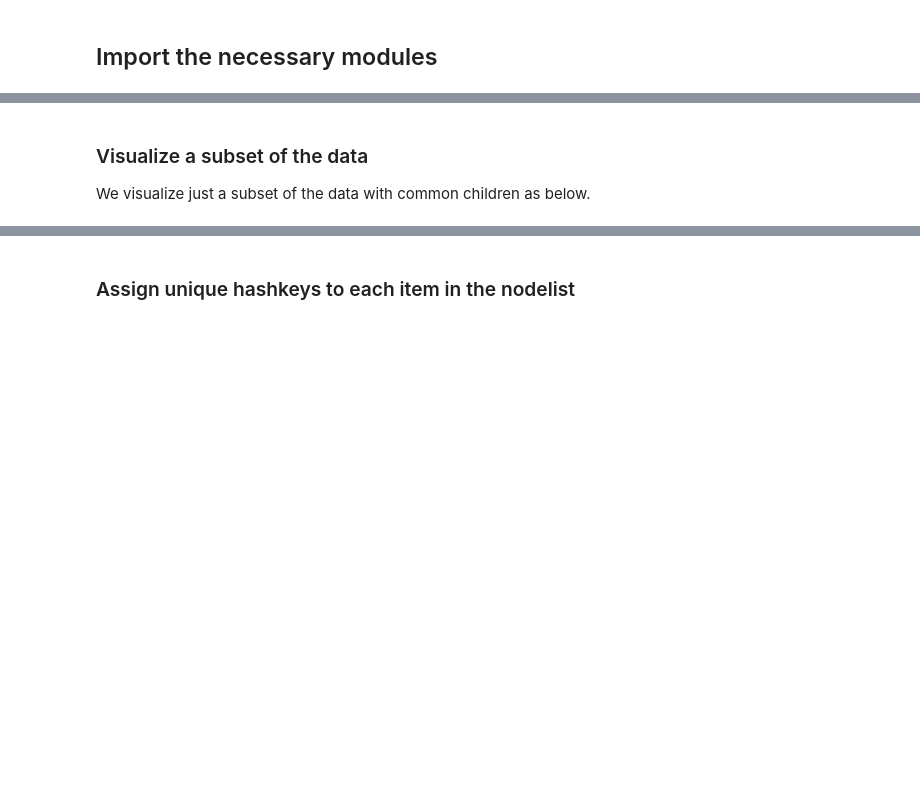
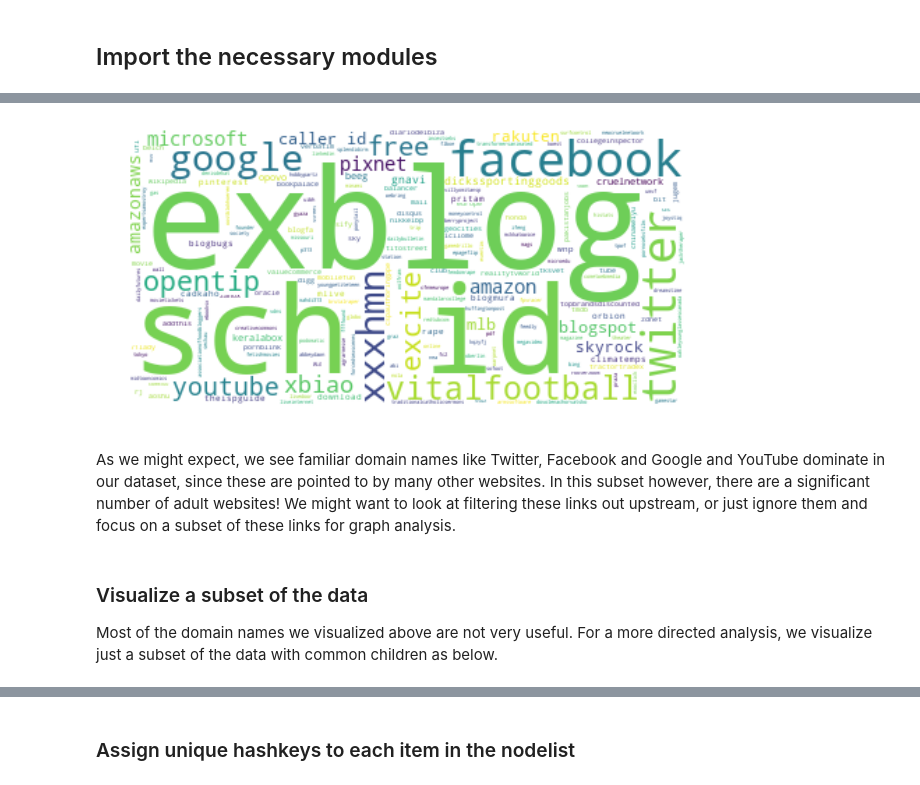
Before and after one commit to mrafayaleem/community-clusters, a Jupyter notebook: graph_mining.ipynb, the cells around one changed output, grey strips where cells are left out. Cells and saved outputs as stored; diff of their text form; code cells hidden in the pictures; blank space fills up the shorter version.

Commit message:
Add wordcloud to visualize dominant domain names in our data subset

```diff
--- a/graph_mining.ipynb
+++ b/graph_mining.ipynb
@@ -24,4 +37,4 @@ Our PySpark ETL code extracts relevant URLs from the CommonCrawl WARC files and
 # %%
 sqlContext = SQLContext(sc)
-df = sqlContext.read.parquet("./bootstrap/spark-warehouse/sep_2017")
+df = sqlContext.read.parquet("./bootstrap/spark-warehouse/output")
 df = df.distinct().limit(10000)
@@ -27,0 +59,4 @@ df = df.distinct().limit(10000)
+# %%
+# Collect domain names
+doms = [i.childDomain for i in df.select(df.childDomain).collect()]
+print(doms[:10])
@@ -27,0 +67,3 @@ df = df.distinct().limit(10000)
+# %%
+# Combine all items of domain list into one document
+domain_names = ' '.join(doms)
@@ -28,4 +73,18 @@ df = df.distinct().limit(10000)
+# %%
+% matplotlib inline
+# Generate wordcloud
+wordcloud = WordCloud(background_color="white").\
+generate(domain_names)
+# Display the generated image:
+plt.figure(figsize=(10, 8));
+plt.imshow(wordcloud, interpolation='bilinear');
+plt.axis("off");
+plt.show();
+# %% [output]
+[figure, added]
+# %% [markdown]
+As we might expect, we see familiar domain names like Twitter, Facebook and Google and YouTube dominate in our dataset, since these are pointed to by many other websites. In this subset however, there are a significant number of adult websites! We might want to look at filtering these links out upstream, or just ignore them and focus on a subset of these links for graph analysis.
 # %% [markdown]
 ### Visualize a subset of the data
-We visualize just a subset of the data with common children as below.
+Most of the domain names we visualized above are not very useful. For a more directed analysis, we visualize just a subset of the data with common children as below.
 # %%
```
Also changed, not shown: parts of 18 cells of this notebook, 1 other file.
